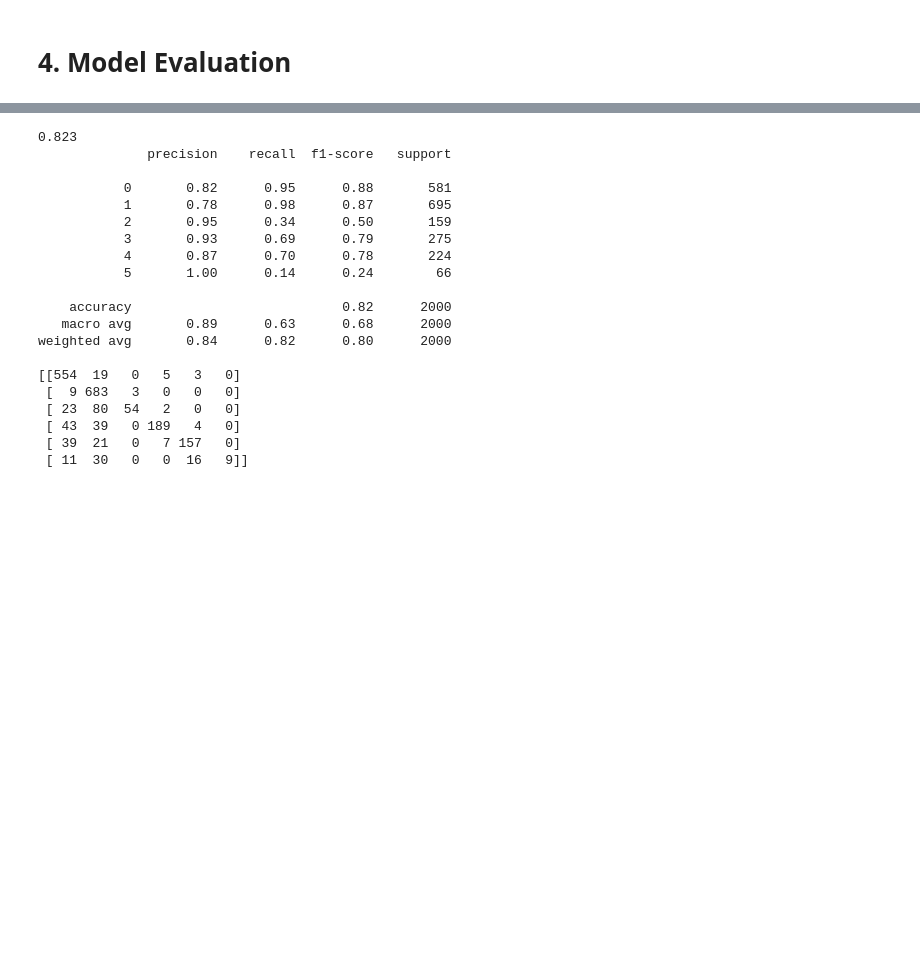
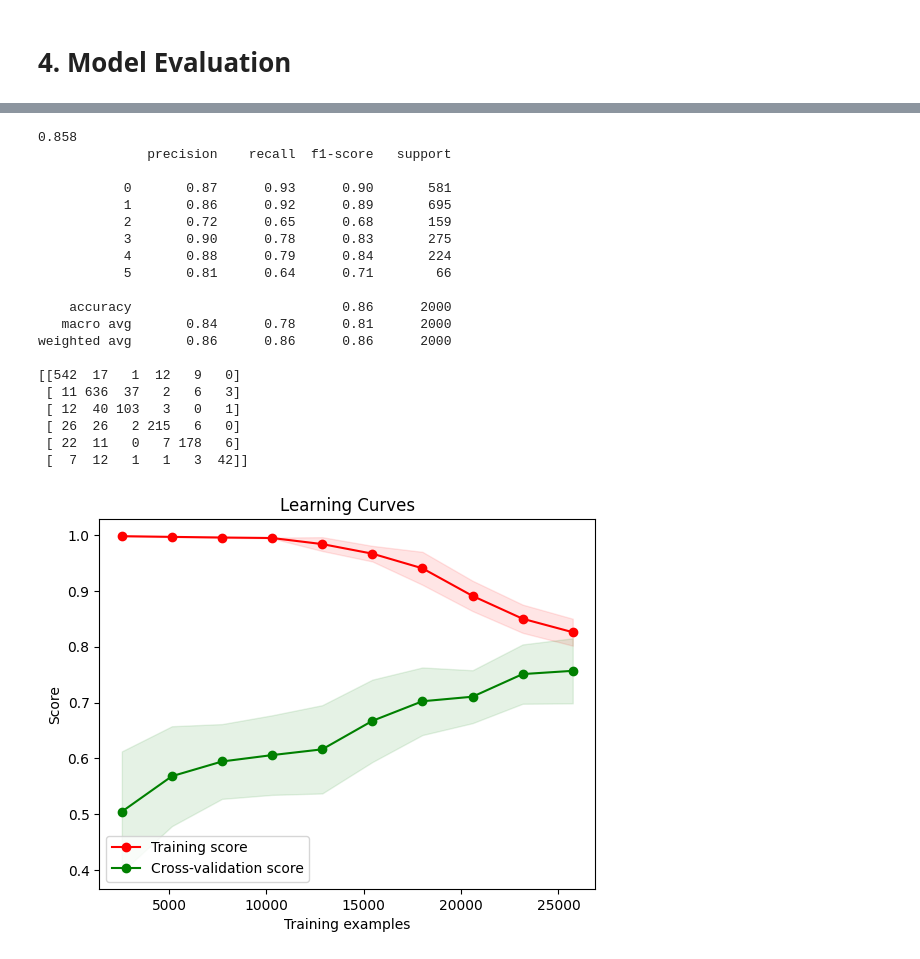
Before and after one commit to yoxerao/PLN, a Jupyter notebook: Emotion_Class_Model.ipynb, the cells around one changed output, grey strips where cells are left out. Cells and saved outputs as stored; diff of their text form; code cells hidden in the pictures; blank space fills up the shorter version.

Commit message:
learnign curves

```diff
--- a/Emotion_Class_Model.ipynb
+++ b/Emotion_Class_Model.ipynb
@@ -187,7 +185,7 @@ w = wordEmbeddingsVectorizer(data)
 # Choose vectorizer (featurizer)
 #x_train, x_val, x_test, y_train, y_val, y_test = tfidfVectorizer(data)
 # x_train, x_val, x_test, y_train, y_val, y_test = countVectorizer(data)
-x_train, x_val, x_test, y_train, y_val, y_test = wordEmbeddingsVectorizer(data)
+x_train, x_val, x_test, y_train, y_val, y_test = countVectorizer(data)
 
 ## Apply SMOTE
 smote = SMOTE(random_state=42, sampling_strategy='auto', k_neighbors=10)
@@ -336,23 +318,62 @@ print(accuracy_score(y_test, y_pred))
 print(classification_report(y_test, y_pred))
 print(confusion_matrix(y_test, y_pred))
 # %% [output]
-0.823
+0.858
               precision    recall  f1-score   support
 
-           0       0.82      0.95      0.88       581
-           1       0.78      0.98      0.87       695
-           2       0.95      0.34      0.50       159
-           3       0.93      0.69      0.79       275
-           4       0.87      0.70      0.78       224
-           5       1.00      0.14      0.24        66
+           0       0.87      0.93      0.90       581
+           1       0.86      0.92      0.89       695
+           2       0.72      0.65      0.68       159
+           3       0.90      0.78      0.83       275
+           4       0.88      0.79      0.84       224
+           5       0.81      0.64      0.71        66
 
-    accuracy                           0.82      2000
-   macro avg       0.89      0.63      0.68      2000
-weighted avg       0.84      0.82      0.80      2000
+    accuracy                           0.86      2000
+   macro avg       0.84      0.78      0.81      2000
+weighted avg       0.86      0.86      0.86      2000
 
-[[554  19   0   5   3   0]
- [  9 683   3   0   0   0]
- [ 23  80  54   2   0   0]
- [ 43  39   0 189   4   0]
- [ 39  21   0   7 157   0]
- [ 11  30   0   0  16   9]]
+[[542  17   1  12   9   0]
+ [ 11 636  37   2   6   3]
+ [ 12  40 103   3   0   1]
+ [ 26  26   2 215   6   0]
+ [ 22  11   0   7 178   6]
+ [  7  12   1   1   3  42]]
+# %%
+from sklearn.model_selection import learning_curve
+
+def plot_learning_curves(model, X_train, y_train, cv=5):
+    train_sizes, train_scores, test_scores = learning_curve(
+        model, X_train, y_train, cv=cv, n_jobs=-1,
+        train_sizes=np.linspace(.1, 1.0, 10),
+        scoring='accuracy'
+    )
+
+    train_scores_mean = np.mean(train_scores, axis=1)
+    train_scores_std = np.std(train_scores, axis=1)
+    test_scores_mean = np.mean(test_scores, axis=1)
+    test_scores_std = np.std(test_scores, axis=1)
+
+    plt.figure()
+    plt.title("Learning Curves")
+    plt.xlabel("Training examples")
+    plt.ylabel("Score")
+
+    plt.fill_between(train_sizes, train_scores_mean - train_scores_std,
+                     train_scores_mean + train_scores_std, alpha=0.1, color="r")
+    plt.plot(train_sizes, train_scores_mean, 'o-', color="r",
+             label="Training score")
+
+    plt.fill_between(train_sizes, test_scores_mean - test_scores_std,
+                     test_scores_mean + test_scores_std, alpha=0.1, color="g")
+    plt.plot(train_sizes, test_scores_mean, 'o-', color="g",
+             label="Cross-validation score")
+
+    plt.legend(loc="best")
+    return plt
+
+
+model = LogisticRegression(max_iter=1000)
+plot_learning_curves(model, x_train, y_train, cv=5)
+plt.show()
+# %% [output]
+[figure, added]
```
Also changed, not shown: parts of 5 cells of this notebook, 1 other file.
